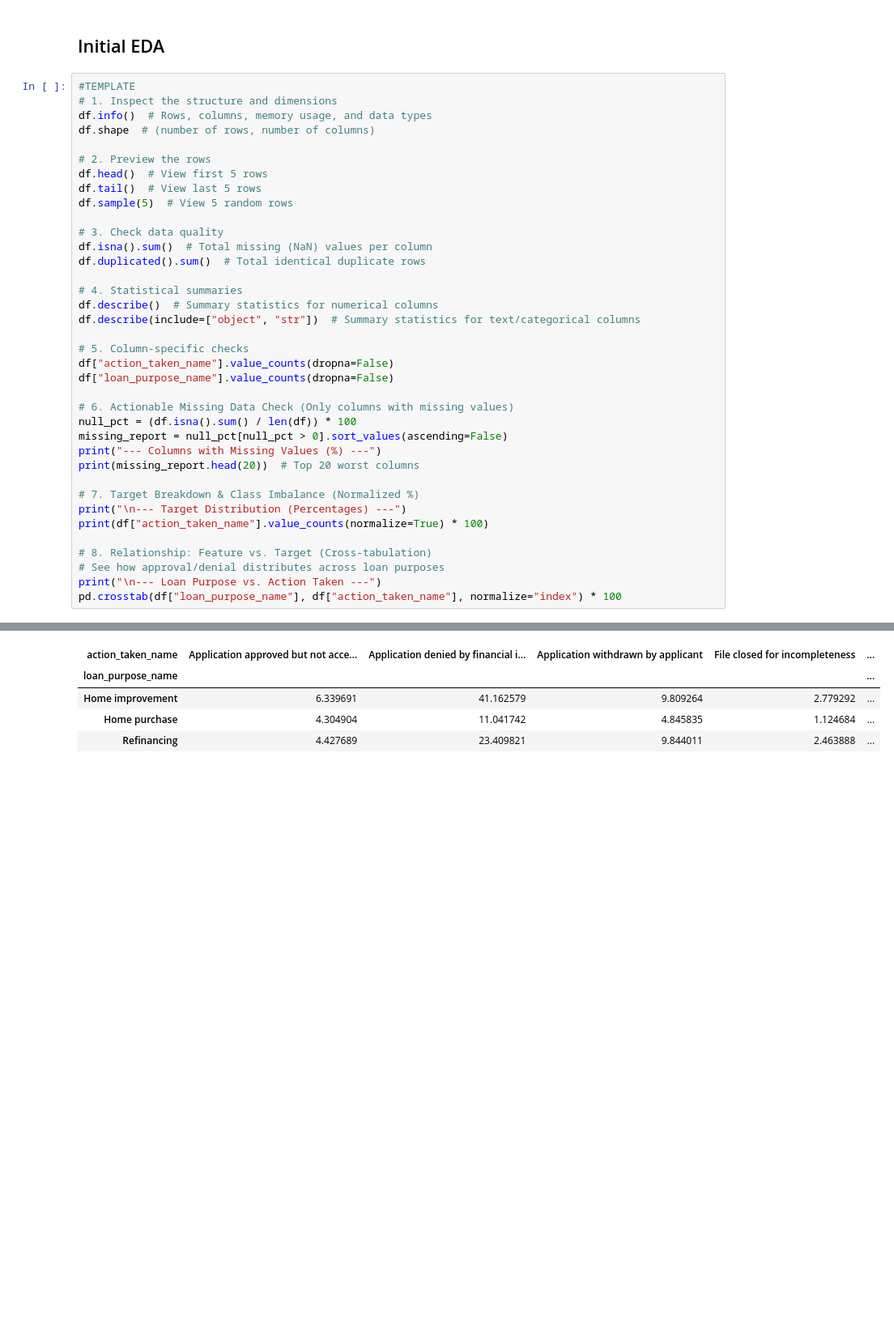
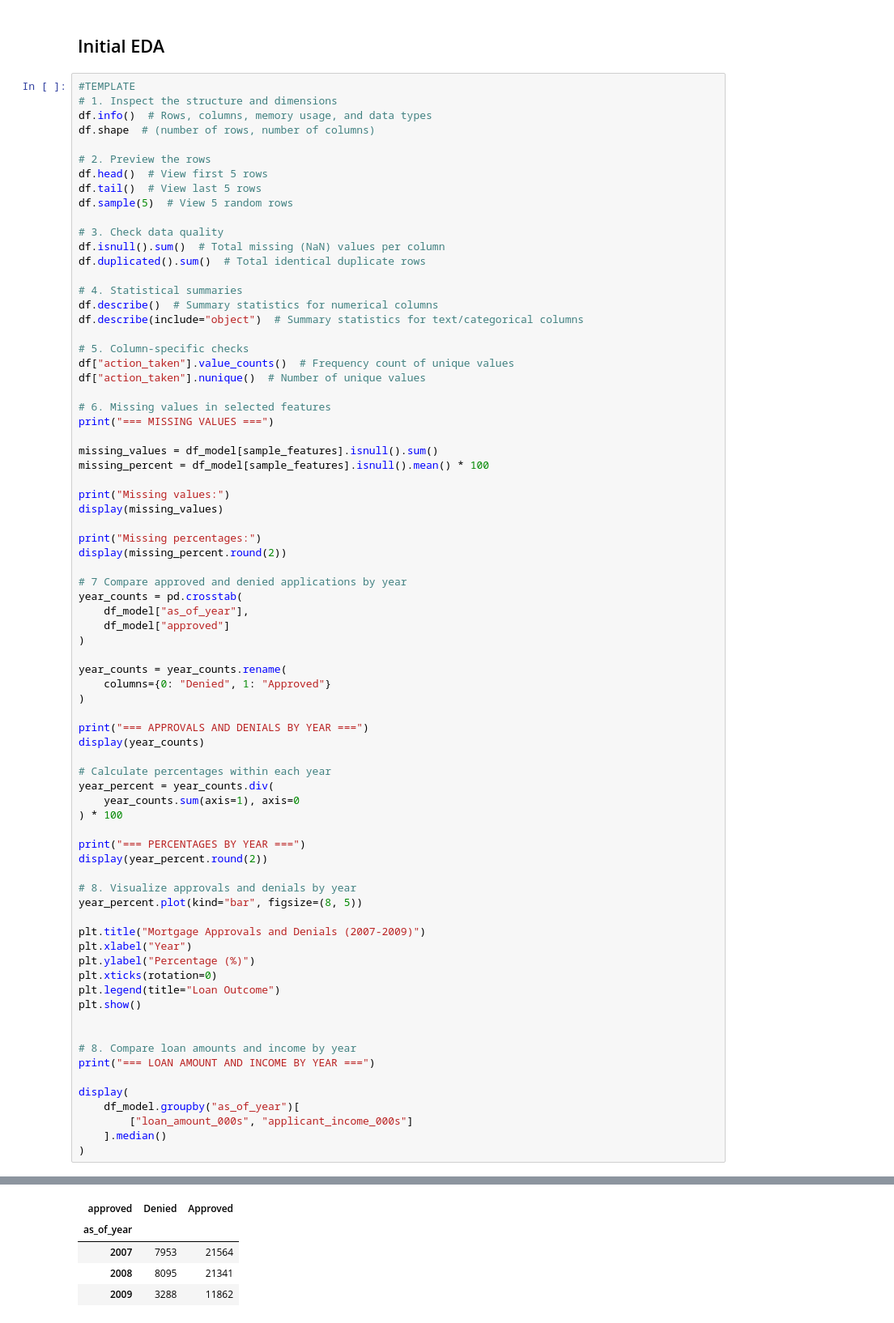
Before and after one commit to clin0603/csci3052u-group-project, a Jupyter notebook: milestone2_EDA.ipynb, the cells around one changed output, grey strips where cells are left out. Shown at 81% size. Saved outputs shown, nothing was run; the diff lists cells and outputs as text; blank space fills up the shorter version.

```diff
--- a/milestone2_EDA.ipynb
+++ b/milestone2_EDA.ipynb
@@ -141,29 +139,67 @@ df.tail()  # View last 5 rows
 df.sample(5)  # View 5 random rows
 
 # 3. Check data quality
-df.isna().sum()  # Total missing (NaN) values per column
+df.isnull().sum()  # Total missing (NaN) values per column
 df.duplicated().sum()  # Total identical duplicate rows
 
 # 4. Statistical summaries
 df.describe()  # Summary statistics for numerical columns
-df.describe(include=["object", "str"])  # Summary statistics for text/categorical columns
+df.describe(include="object")  # Summary statistics for text/categorical columns
 
 # 5. Column-specific checks
-df["action_taken_name"].value_counts(dropna=False)
-df["loan_purpose_name"].value_counts(dropna=False)
+df["action_taken"].value_counts()  # Frequency count of unique values
+df["action_taken"].nunique()  # Number of unique values
 
-# 6. Actionable Missing Data Check (Only columns with missing values)
-null_pct = (df.isna().sum() / len(df)) * 100
-missing_report = null_pct[null_pct > 0].sort_values(ascending=False)
-print("--- Columns with Missing Values (%) ---")
-print(missing_report.head(20))  # Top 20 worst columns
+# 6. Missing values in selected features
+print("=== MISSING VALUES ===")
 
-# 7. Target Breakdown & Class Imbalance (Normalized %)
-print("\n--- Target Distribution (Percentages) ---")
-print(df["action_taken_name"].value_counts(normalize=True) * 100)
+missing_values = df_model[sample_features].isnull().sum()
+missing_percent = df_model[sample_features].isnull().mean() * 100
 
-# 8. Relationship: Feature vs. Target (Cross-tabulation)
-# See how approval/denial distributes across loan purposes
-print("\n--- Loan Purpose vs. Action Taken ---")
-pd.crosstab(df["loan_purpose_name"], df["action_taken_name"], normalize="index") * 100
+print("Missing values:")
+display(missing_values)
+
+print("Missing percentages:")
+display(missing_percent.round(2))
+
+# 7 Compare approved and denied applications by year
+year_counts = pd.crosstab(
+    df_model["as_of_year"],
+    df_model["approved"]
+)
+
+year_counts = year_counts.rename(
+    columns={0: "Denied", 1: "Approved"}
+)
+
+print("=== APPROVALS AND DENIALS BY YEAR ===")
+display(year_counts)
+
+# Calculate percentages within each year
+year_percent = year_counts.div(
+    year_counts.sum(axis=1), axis=0
+) * 100
+
+print("=== PERCENTAGES BY YEAR ===")
+display(year_percent.round(2))
+
+# 8. Visualize approvals and denials by year
+year_percent.plot(kind="bar", figsize=(8, 5))
+
+plt.title("Mortgage Approvals and Denials (2007-2009)")
+plt.xlabel("Year")
+plt.ylabel("Percentage (%)")
+plt.xticks(rotation=0)
+plt.legend(title="Loan Outcome")
+plt.show()
+
+
+# 8. Compare loan amounts and income by year
+print("=== LOAN AMOUNT AND INCOME BY YEAR ===")
+
+display(
+    df_model.groupby("as_of_year")[
+        ["loan_amount_000s", "applicant_income_000s"]
+    ].median()
+)
 # %% [output]
@@ -187,5 +237,5 @@ Name: proportion, dtype: float64
-| action_taken_name | Application approved but not acce... | Application denied by financial i... | Application withdrawn by applicant | File closed for incompleteness | ... |
-| loan_purpose_name |  |  |  |  | ... |
-| Home improvement | 6.339691 | 41.162579 | 9.809264 | 2.779292 | ... |
-| Home purchase | 4.304904 | 11.041742 | 4.845835 | 1.124684 | ... |
-| Refinancing | 4.427689 | 23.409821 | 9.844011 | 2.463888 | ... |
+| approved | Denied | Approved |
+| as_of_year |  |  |
+| 2007 | 7953 | 21564 |
+| 2008 | 8095 | 21341 |
+| 2009 | 3288 | 11862 |
```
Also changed, not shown: parts of 3 cells of this notebook.
